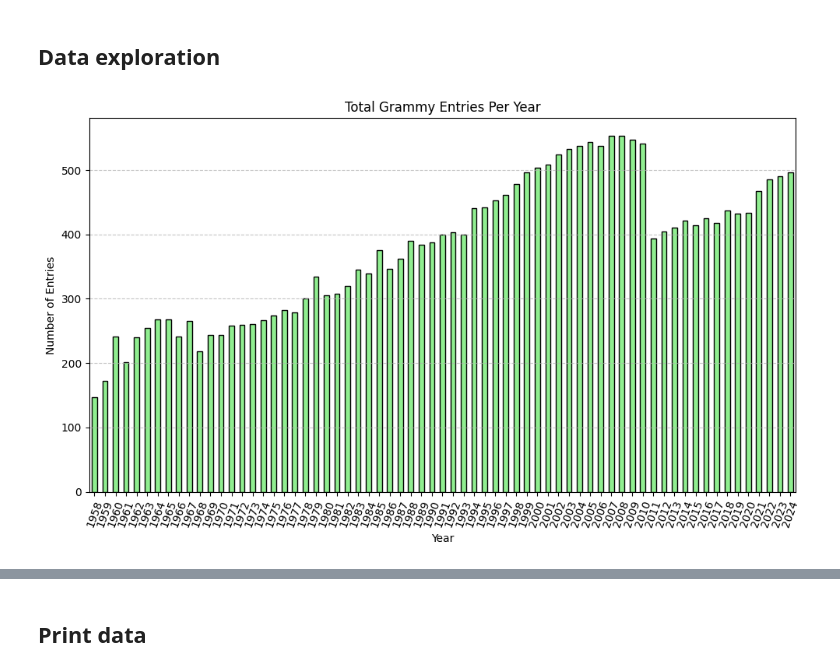
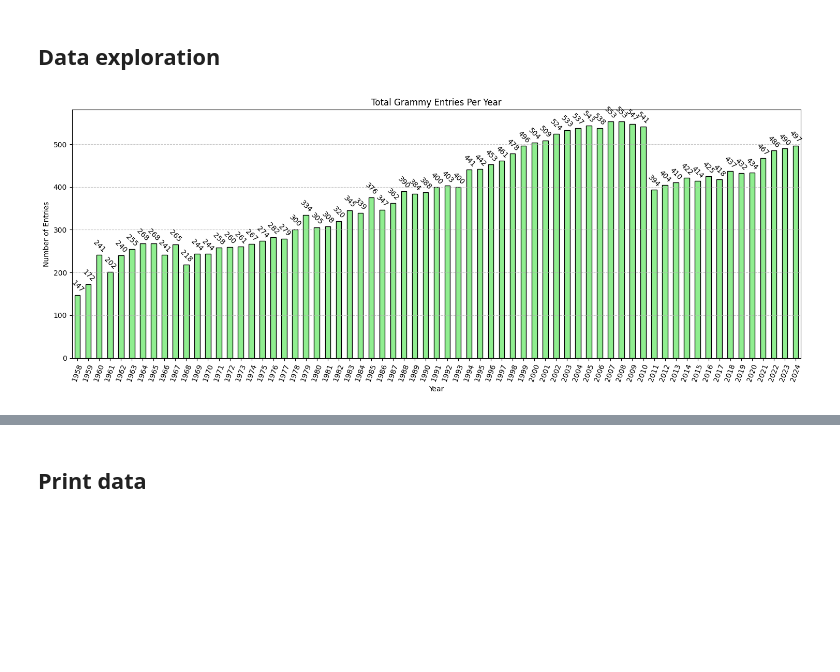
Before and after one commit to Zadigo/datasets, a Jupyter notebook: grammy/grammy.ipynb, the cells around one changed output, grey strips where cells are left out. Cells and saved outputs as stored; diff of their text form; code cells hidden in the pictures; blank space fills up the shorter version.

```diff
--- a/grammy/grammy.ipynb
+++ b/grammy/grammy.ipynb
@@ -48,18 +34,30 @@ df[df.artist == ''][['song_or_album', 'producers']]
 # %%
 grouping = df.groupby('year')['year'].count()
 # %%
-plt.figure(figsize=(10, 6))
-grouping.plot(kind='bar', color='lightgreen', edgecolor='black')
+plt.figure(figsize=(15, 6))
+
+ax = grouping.plot(kind='bar', color='lightgreen', edgecolor='black')
 
 plt.title('Total Grammy Entries Per Year')
+
+
 plt.xlabel('Year')
 plt.ylabel('Number of Entries')
 plt.xticks(rotation=70)
 plt.grid(axis='y', linestyle='--', alpha=0.7)
+
+params = {'ha': 'center', 'va': 'center', 'rotation': -45}
+
+for p in ax.patches:
+    height = p.get_height()
+    x = p.get_x() + p.get_width() / 2
+    y = height + 20
+    ax.text(x, y, f'{int(height)}', **params)
+
 plt.tight_layout()
 plt.show()
 # %% [output]
-[figure, old version]
+[figure, new version]
 # %%
 category_df = df.drop_duplicates(subset=['category'])
 category_by_year = category_df.groupby('year')['category'].count()
```
Also changed, not shown: parts of 5 cells of this notebook, 1 other file.
